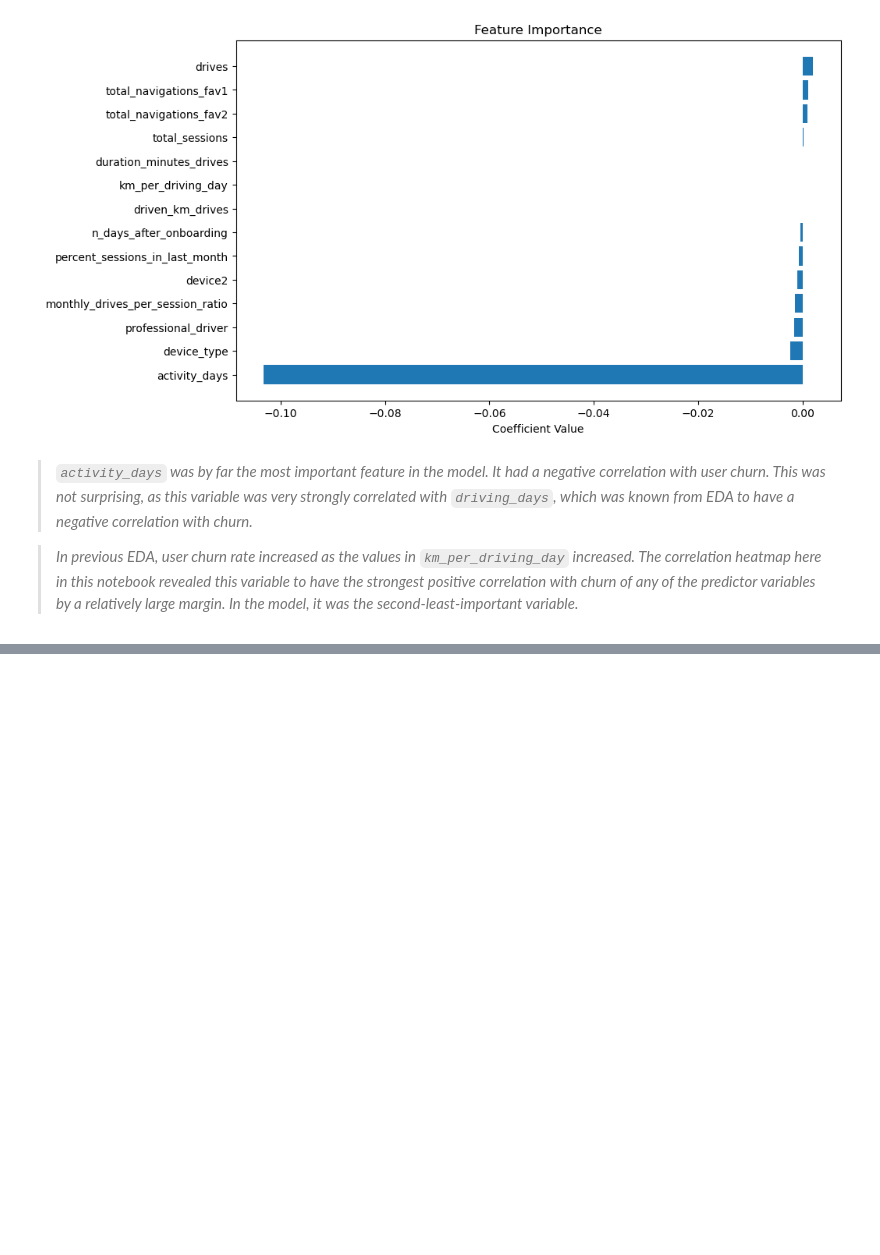
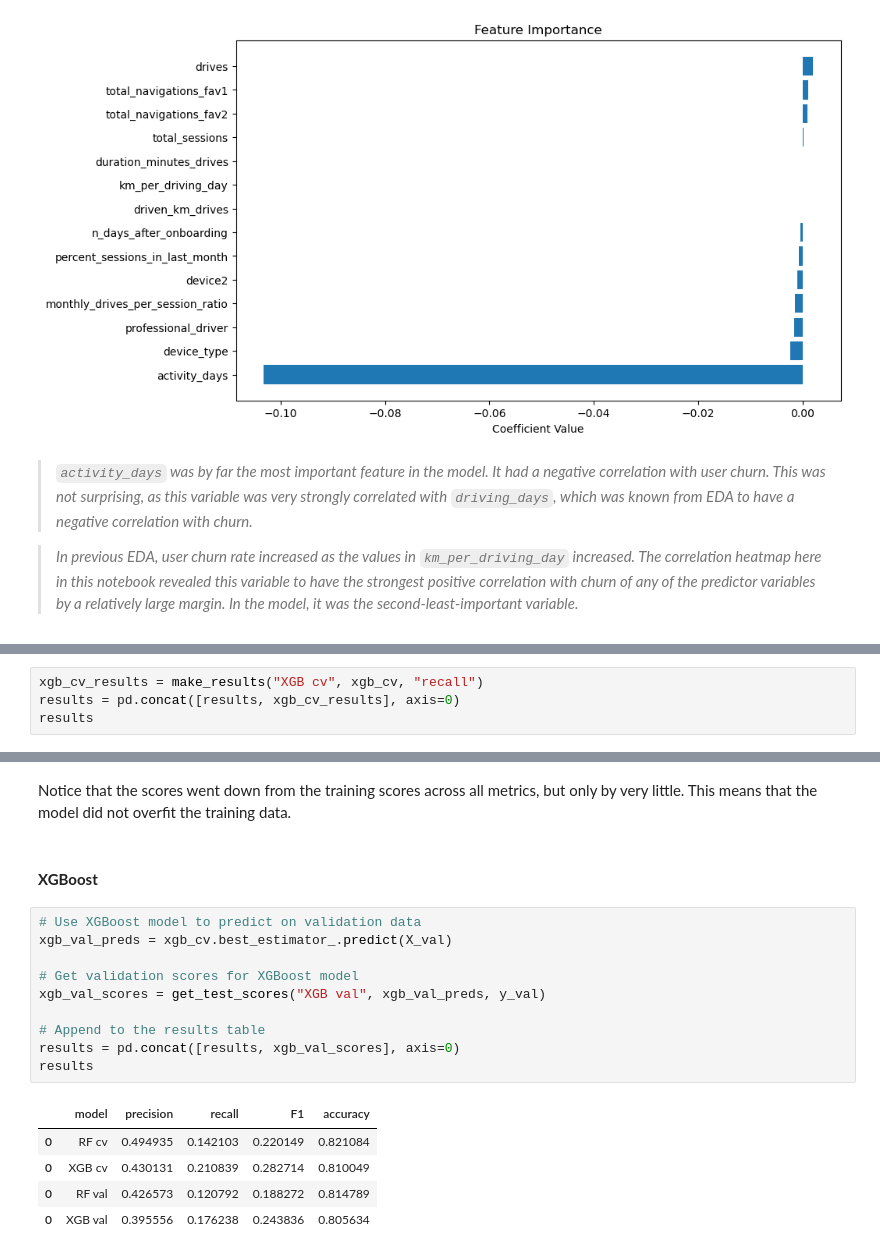
Before and after one commit to emirhansilsupur/waze-churn-prediction-project, a Jupyter notebook: waze_data_analysis.ipynb, the cells around one changed output, grey strips where cells are left out. Drawn from its saved outputs; the diff is of its cells as text; blank space fills up the shorter version.

```diff
--- a/waze_data_analysis.ipynb
+++ b/waze_data_analysis.ipynb
@@ -1231,0 +1512,4 @@ plt.show()
+# %%
+xgb_cv_results = make_results("XGB cv", xgb_cv, "recall")
+results = pd.concat([results, xgb_cv_results], axis=0)
+results
@@ -1231,0 +1555,20 @@ plt.show()
+# %% [markdown]
+Notice that the scores went down from the training scores across all metrics, but only by very little. This means that the model did not overfit the training data.
+# %% [markdown]
+#### **XGBoost**
+# %%
+# Use XGBoost model to predict on validation data
+xgb_val_preds = xgb_cv.best_estimator_.predict(X_val)
+
+# Get validation scores for XGBoost model
+xgb_val_scores = get_test_scores("XGB val", xgb_val_preds, y_val)
+
+# Append to the results table
+results = pd.concat([results, xgb_val_scores], axis=0)
+results
+# %% [output]
+|  | model | precision | recall | F1 | accuracy |
+| 0 | RF cv | 0.494935 | 0.142103 | 0.220149 | 0.821084 |
+| 0 | XGB cv | 0.430131 | 0.210839 | 0.282714 | 0.810049 |
+| 0 | RF val | 0.426573 | 0.120792 | 0.188272 | 0.814789 |
+| 0 | XGB val | 0.395556 | 0.176238 | 0.243836 | 0.805634 |
```
Also changed, not shown: parts of 52 cells of this notebook, 2 other files.
